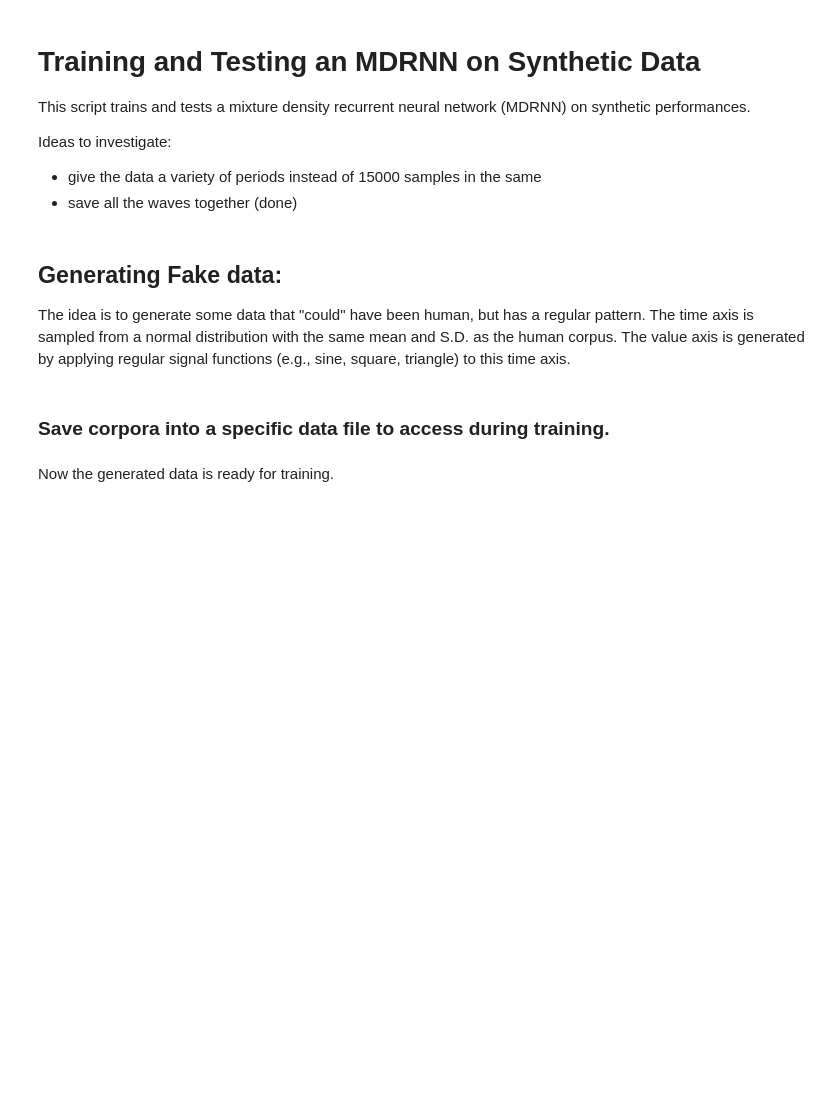
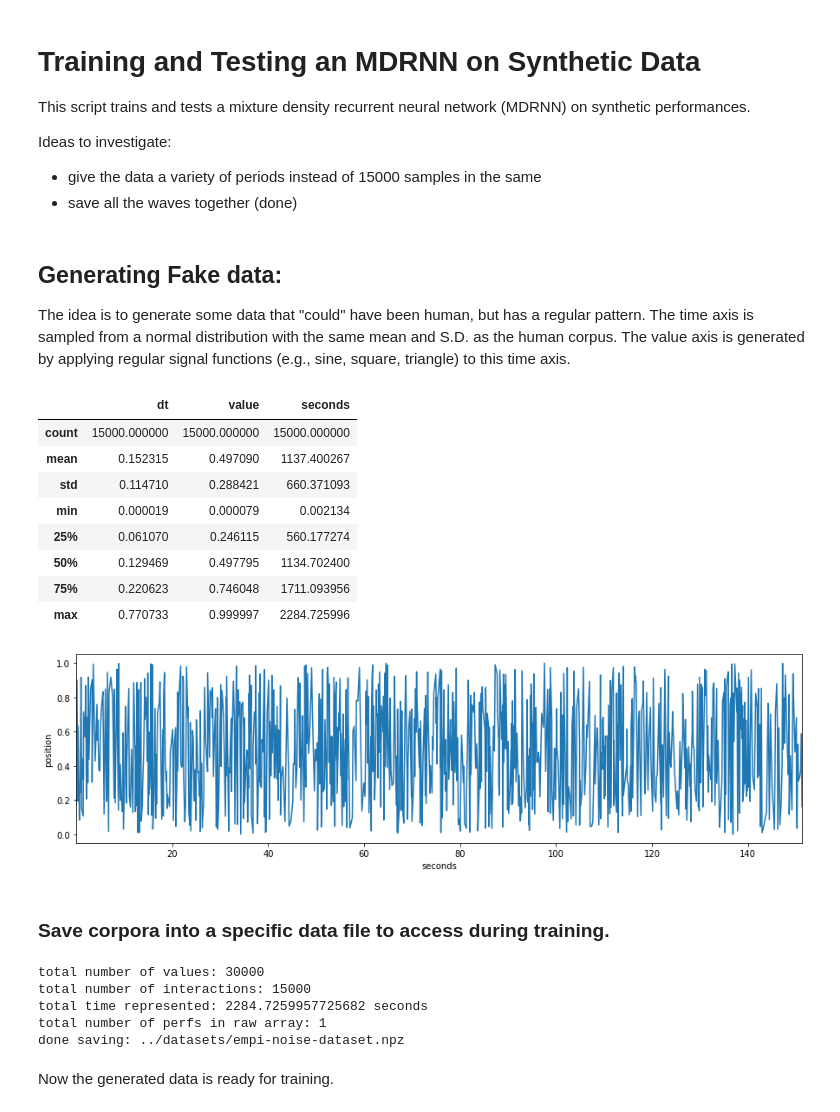
Before and after one commit to cpmpercussion/empi, a Jupyter notebook: notebooks/generate_synthetic_data.ipynb, the cells around one changed output. Drawn from its saved outputs; the diff is of its cells as text; code cells hidden in the pictures; blank space fills up the shorter version.

Commit message:
updated testing procedure and genrating noise dataset

```diff
--- a/notebooks/generate_synthetic_data.ipynb
+++ b/notebooks/generate_synthetic_data.ipynb
@@ -74,6 +70,33 @@ ax.set_xlabel("seconds")
 ax.set_ylabel("position")
 ax.get_figure().savefig('../images/tri_data_output.pdf', dpi=300, bbox_inches="tight")
 ax.get_figure().savefig('../images/tri_data_output.png', dpi=300, bbox_inches="tight")
+# %%
+# Generate noise
+t_diffs = np.random.normal(loc=time_mean, scale=time_std, size=NSAMPLE)
+values = np.random.uniform(low=0.0, high=1.0, size=NSAMPLE)
+
+noise_df = pd.DataFrame({'dt' : t_diffs, 'value' : values})
+noise_df.dt = noise_df.dt.abs()
+noise_df['seconds'] = noise_df.dt.cumsum()
+
+display(noise_df.describe())
+
+ax = noise_df[:1000].plot(x='seconds', y='value', kind="line", figsize=(15,4), legend=False)
+ax.set_xlabel("seconds")
+ax.set_ylabel("position")
+ax.get_figure().savefig('../images/noise_data_output.pdf', dpi=300, bbox_inches="tight")
+ax.get_figure().savefig('../images/noise_data_output.png', dpi=300, bbox_inches="tight")
+# %% [output]
+|  | dt | value | seconds |
+| count | 15000.000000 | 15000.000000 | 15000.000000 |
+| mean | 0.152315 | 0.497090 | 1137.400267 |
+| std | 0.114710 | 0.288421 | 660.371093 |
+| min | 0.000019 | 0.000079 | 0.002134 |
+| 25% | 0.061070 | 0.246115 | 560.177274 |
+| 50% | 0.129469 | 0.497795 | 1134.702400 |
+| 75% | 0.220623 | 0.746048 | 1711.093956 |
+| max | 0.770733 | 0.999997 | 2284.725996 |
+[figure, added]
 # %% [markdown]
 ### Save corpora into a specific data file to access during training.
 # %%
@@ -110,6 +137,39 @@ print("total number of perfs in raw array:", len(raw_perfs))
 raw_perfs = np.array(raw_perfs)
 np.savez_compressed(dataset_location + dataset_filename, perfs=raw_perfs)
 print("done saving:", dataset_location + dataset_filename)
+# %%
+# Save noise Data in a compressed numpy file.
+dataset_location = '../datasets/'
+dataset_filename = 'empi-noise-dataset.npz'
+
+generated_logs = [noise_df]
+log_arrays = [np.array(log_df[['dt', 'value']]) for log_df in generated_logs]
+
+## Generate some stats and convert to compressed formats.
+raw_perfs = []
+acc = 0
+time = 0
+interactions = 0
+for l in log_arrays:
+    acc += l.shape[0] * l.shape[1]
+    interactions += l.shape[0]
+    time += l.T[0].sum()
+    raw = l.astype('float32')  # dt, x_1, ... , x_n
+    raw_perfs.append(raw)
+
+print("total number of values:", acc)
+print("total number of interactions:", interactions)
+print("total time represented:", time, "seconds")
+print("total number of perfs in raw array:", len(raw_perfs))
+raw_perfs = np.array(raw_perfs)
+np.savez_compressed(dataset_location + dataset_filename, perfs=raw_perfs)
+print("done saving:", dataset_location + dataset_filename)
+# %% [output]
+total number of values: 30000
+total number of interactions: 15000
+total time represented: 2284.7259957725682 seconds
+total number of perfs in raw array: 1
+done saving: ../datasets/empi-noise-dataset.npz
 # %% [markdown]
 Now the generated data is ready for training.
 # %% [markdown]
```
Also changed, not shown: parts of 2 cells of this notebook, 5 other files.
